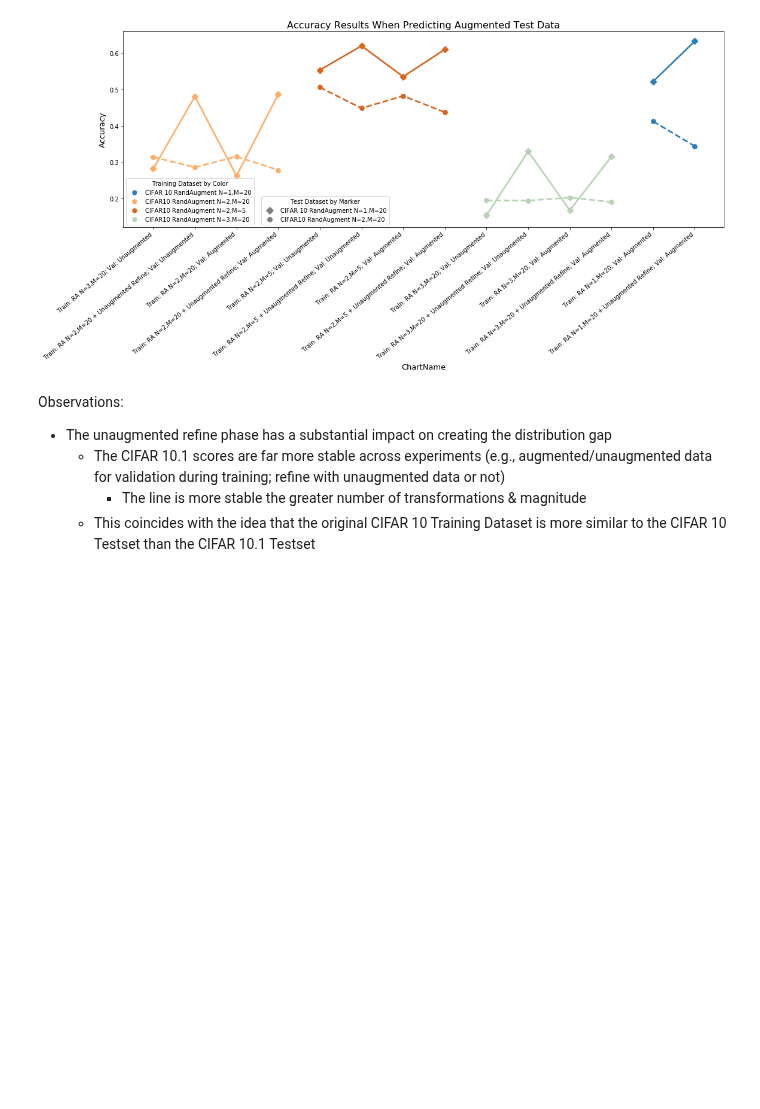
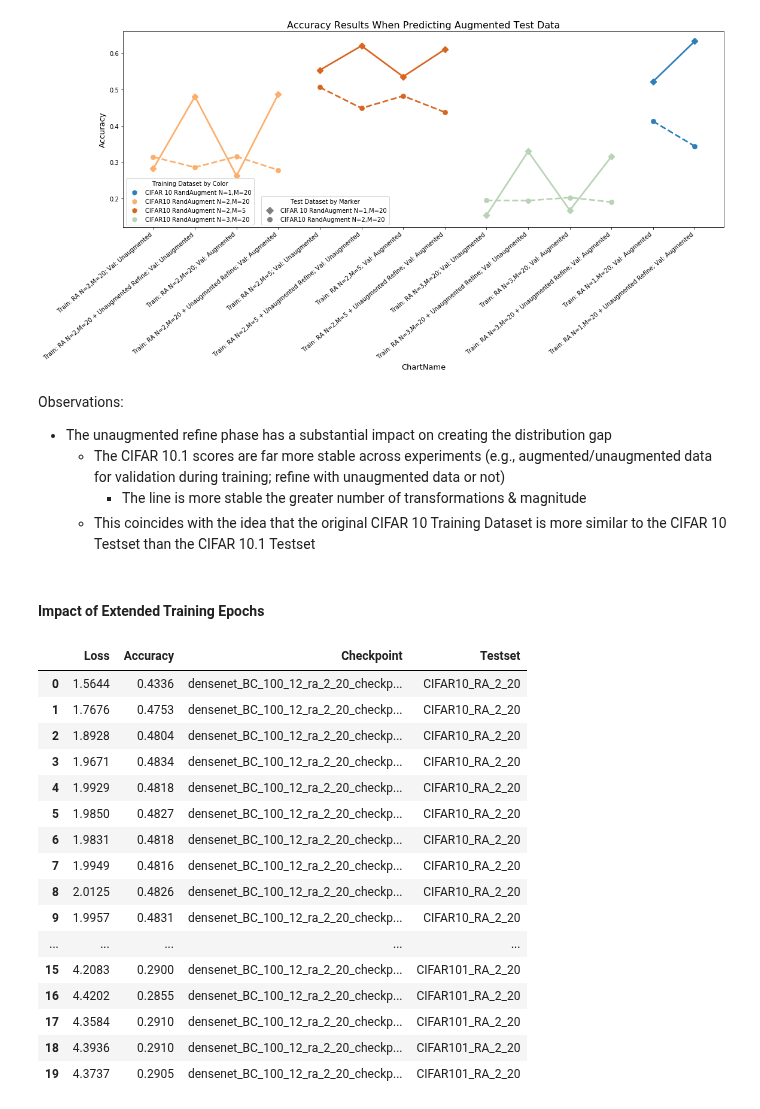
Before and after one commit to danzisar/w210-capstone, a Jupyter notebook: analysis/AugmentedTestsetAnalysis.ipynb, the cells around one changed output. Cells and saved outputs as stored; diff of their text form; code cells hidden in the pictures; blank space fills up the shorter version.

Commit message:
Extended Training Impacts for Predicting Augmented Testsets

```diff
--- a/analysis/AugmentedTestsetAnalysis.ipynb
+++ b/analysis/AugmentedTestsetAnalysis.ipynb
@@ -331,3 +331,5 @@ Observations:
    - The CIFAR 10.1 scores are far more stable across experiments (e.g., augmented/unaugmented data for validation during training; refine with unaugmented data or not)
      - The line is more stable the greater number of transformations & magnitude
    - This coincides with the idea that the original CIFAR 10 Training Dataset is more similar to the CIFAR 10 Testset than the CIFAR 10.1 Testset
+# %% [markdown]
+#### Impact of Extended Training Epochs
@@ -333,0 +372,33 @@ Observations:
+# %%
+p = re.compile("Loss (.*) Accuracy (.*)\r")
+result = p.findall(cap.stdout)
+
+q = re.compile("/home/ec2-user/SageMaker/experiments/extended_training/(.*)\n")
+result2 = q.findall(cap.stdout)
+
+r = re.compile("Test dataset: (.*)\n")
+result3 = r.findall(cap.stdout)
+
+acc = [e+(r2,r3) for e,r2,r3 in zip(result, result2, result3)]
+# %%
+df = pd.DataFrame(acc, columns =['Loss', 'Accuracy', 'Checkpoint', 'Testset'])
+df.to_csv('/home/ec2-user/SageMaker/experiments/extended_training/augmentedtestsets_extendedtraining_results.csv')
+df
+# %% [output]
+|  | Loss | Accuracy | Checkpoint | Testset |
+| 0 | 1.5644 | 0.4336 | densenet_BC_100_12_ra_2_20_checkp... | CIFAR10_RA_2_20 |
+| 1 | 1.7676 | 0.4753 | densenet_BC_100_12_ra_2_20_checkp... | CIFAR10_RA_2_20 |
+| 2 | 1.8928 | 0.4804 | densenet_BC_100_12_ra_2_20_checkp... | CIFAR10_RA_2_20 |
+| 3 | 1.9671 | 0.4834 | densenet_BC_100_12_ra_2_20_checkp... | CIFAR10_RA_2_20 |
+| 4 | 1.9929 | 0.4818 | densenet_BC_100_12_ra_2_20_checkp... | CIFAR10_RA_2_20 |
+| 5 | 1.9850 | 0.4827 | densenet_BC_100_12_ra_2_20_checkp... | CIFAR10_RA_2_20 |
+| 6 | 1.9831 | 0.4818 | densenet_BC_100_12_ra_2_20_checkp... | CIFAR10_RA_2_20 |
+| 7 | 1.9949 | 0.4816 | densenet_BC_100_12_ra_2_20_checkp... | CIFAR10_RA_2_20 |
+| 8 | 2.0125 | 0.4826 | densenet_BC_100_12_ra_2_20_checkp... | CIFAR10_RA_2_20 |
+| 9 | 1.9957 | 0.4831 | densenet_BC_100_12_ra_2_20_checkp... | CIFAR10_RA_2_20 |
+| ... | ... | ... | ... | ... |
+| 15 | 4.2083 | 0.2900 | densenet_BC_100_12_ra_2_20_checkp... | CIFAR101_RA_2_20 |
+| 16 | 4.4202 | 0.2855 | densenet_BC_100_12_ra_2_20_checkp... | CIFAR101_RA_2_20 |
+| 17 | 4.3584 | 0.2910 | densenet_BC_100_12_ra_2_20_checkp... | CIFAR101_RA_2_20 |
+| 18 | 4.3936 | 0.2910 | densenet_BC_100_12_ra_2_20_checkp... | CIFAR101_RA_2_20 |
+| 19 | 4.3737 | 0.2905 | densenet_BC_100_12_ra_2_20_checkp... | CIFAR101_RA_2_20 |
```
Also changed, not shown: parts of 4 cells of this notebook.
